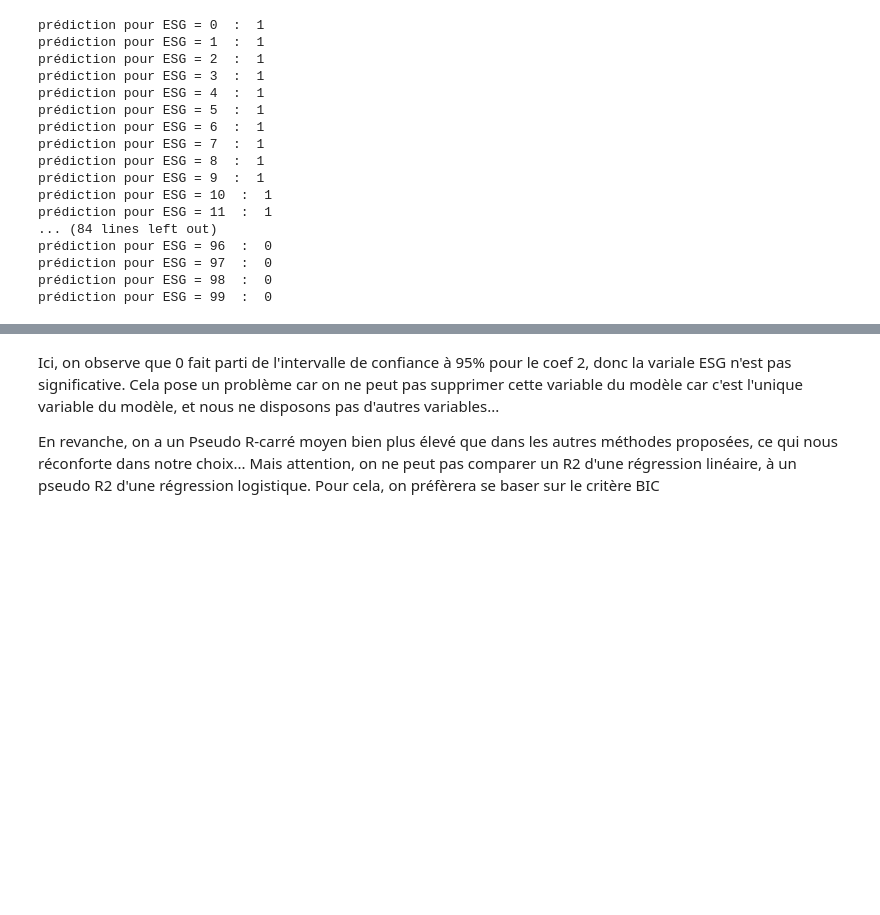
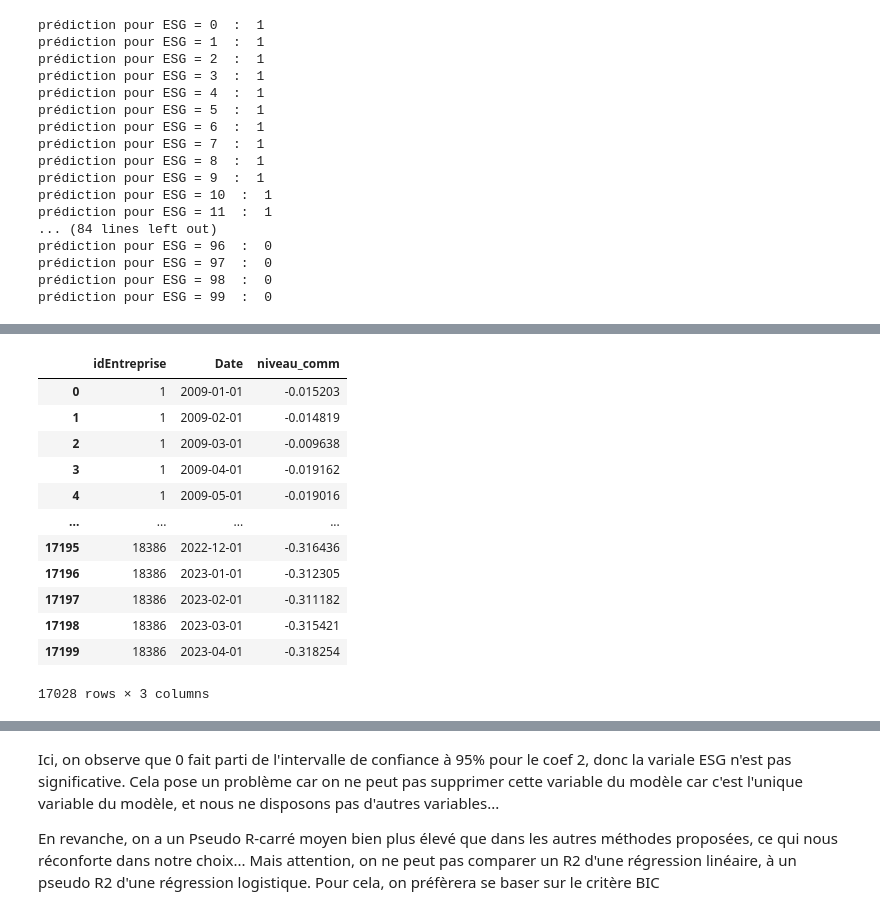
Before and after one commit to tgarnier067/Stat_app, a Jupyter notebook: Clustering.ipynb, the cells around one changed output, grey strips where cells are left out. Cells and saved outputs as stored; diff of their text form; code cells hidden in the pictures; blank space fills up the shorter version.

```diff
--- a/Clustering.ipynb
+++ b/Clustering.ipynb
@@ -1472,0 +1078,27 @@ BIC du modèle : 8204.928461117343
+# %%
+# Niveau de communication
+
+niveau_df = pd.read_pickle('data_pannels.pkl')
+
+# Convertir la colonne 'Date' en type datetime
+niveau_df['Date'] = pd.to_datetime(niveau_df['Date'])
+
+niveau_df.rename(columns={'score_comm': 'niveau_comm'}, inplace=True)
+
+niveau_df = niveau_df[['idEntreprise','Date','niveau_comm']]
+
+niveau_df
+# %% [output]
+|  | idEntreprise | Date | niveau_comm |
+| 0 | 1 | 2009-01-01 | -0.015203 |
+| 1 | 1 | 2009-02-01 | -0.014819 |
+| 2 | 1 | 2009-03-01 | -0.009638 |
+| 3 | 1 | 2009-04-01 | -0.019162 |
+| 4 | 1 | 2009-05-01 | -0.019016 |
+| ... | ... | ... | ... |
+| 17195 | 18386 | 2022-12-01 | -0.316436 |
+| 17196 | 18386 | 2023-01-01 | -0.312305 |
+| 17197 | 18386 | 2023-02-01 | -0.311182 |
+| 17198 | 18386 | 2023-03-01 | -0.315421 |
+| 17199 | 18386 | 2023-04-01 | -0.318254 |
+17028 rows × 3 columns
```
Also changed, not shown: parts of 44 cells of this notebook.
